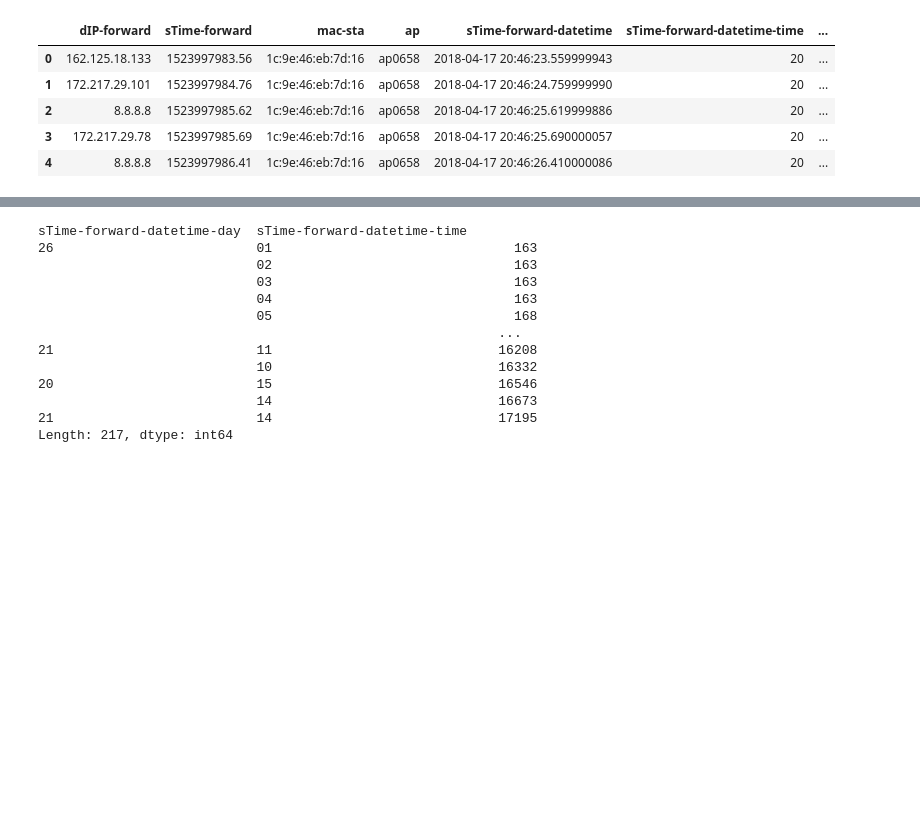
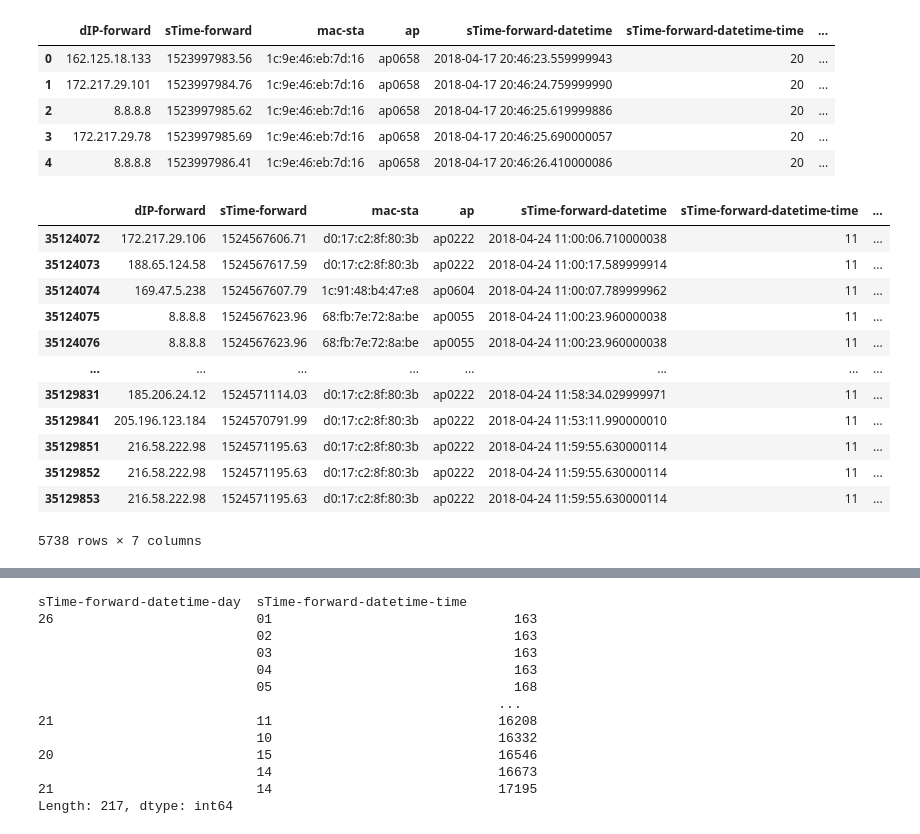
Before and after one commit to bapcarol/tcc-dataset, a Jupyter notebook: dataset-tcc2.ipynb, the cells around one changed output, grey strips where cells are left out. Saved outputs shown, nothing was run; the diff lists cells and outputs as text; code cells hidden in the pictures; blank space fills up the shorter version.

```diff
--- a/dataset-tcc2.ipynb
+++ b/dataset-tcc2.ipynb
@@ -31,0 +30,17 @@ base.columns.values
+# %%
+base_filtrada_dia_24_11h = base_filtrada[(base_filtrada['sTime-forward-datetime-day']== '24') & (base_filtrada['sTime-forward-datetime-time']== '11')]
+base_filtrada_dia_24_11h
+# %% [output]
+|  | dIP-forward | sTime-forward | mac-sta | ap | sTime-forward-datetime | sTime-forward-datetime-time | ... |
+| 35124072 | 172.217.29.106 | 1524567606.71 | d0:17:c2:8f:80:3b | ap0222 | 2018-04-24 11:00:06.710000038 | 11 | ... |
+| 35124073 | 188.65.124.58 | 1524567617.59 | d0:17:c2:8f:80:3b | ap0222 | 2018-04-24 11:00:17.589999914 | 11 | ... |
+| 35124074 | 169.47.5.238 | 1524567607.79 | 1c:91:48:b4:47:e8 | ap0604 | 2018-04-24 11:00:07.789999962 | 11 | ... |
+| 35124075 | 8.8.8.8 | 1524567623.96 | 68:fb:7e:72:8a:be | ap0055 | 2018-04-24 11:00:23.960000038 | 11 | ... |
+| 35124076 | 8.8.8.8 | 1524567623.96 | 68:fb:7e:72:8a:be | ap0055 | 2018-04-24 11:00:23.960000038 | 11 | ... |
+| ... | ... | ... | ... | ... | ... | ... | ... |
+| 35129831 | 185.206.24.12 | 1524571114.03 | d0:17:c2:8f:80:3b | ap0222 | 2018-04-24 11:58:34.029999971 | 11 | ... |
+| 35129841 | 205.196.123.184 | 1524570791.99 | d0:17:c2:8f:80:3b | ap0222 | 2018-04-24 11:53:11.990000010 | 11 | ... |
+| 35129851 | 216.58.222.98 | 1524571195.63 | d0:17:c2:8f:80:3b | ap0222 | 2018-04-24 11:59:55.630000114 | 11 | ... |
+| 35129852 | 216.58.222.98 | 1524571195.63 | d0:17:c2:8f:80:3b | ap0222 | 2018-04-24 11:59:55.630000114 | 11 | ... |
+| 35129853 | 216.58.222.98 | 1524571195.63 | d0:17:c2:8f:80:3b | ap0222 | 2018-04-24 11:59:55.630000114 | 11 | ... |
+5738 rows × 7 columns
```
Also changed, not shown: parts of 8 cells of this notebook.
